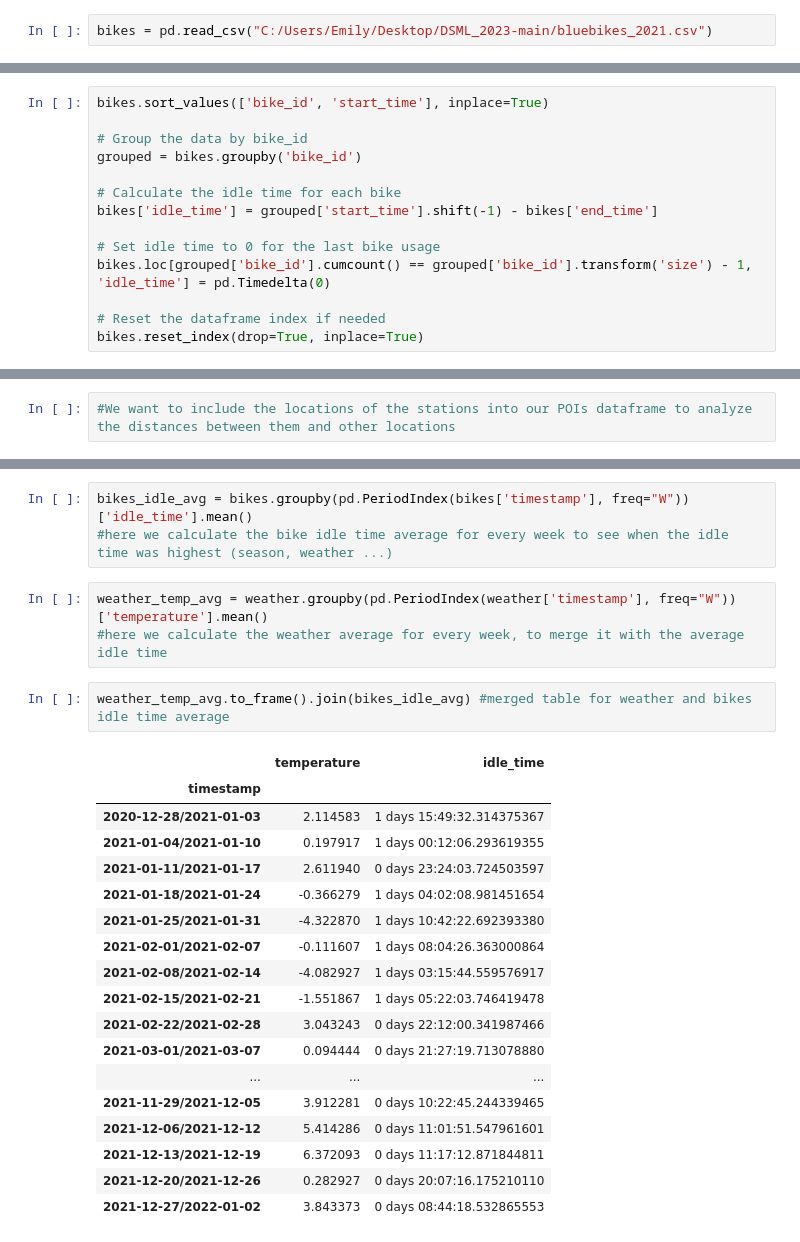
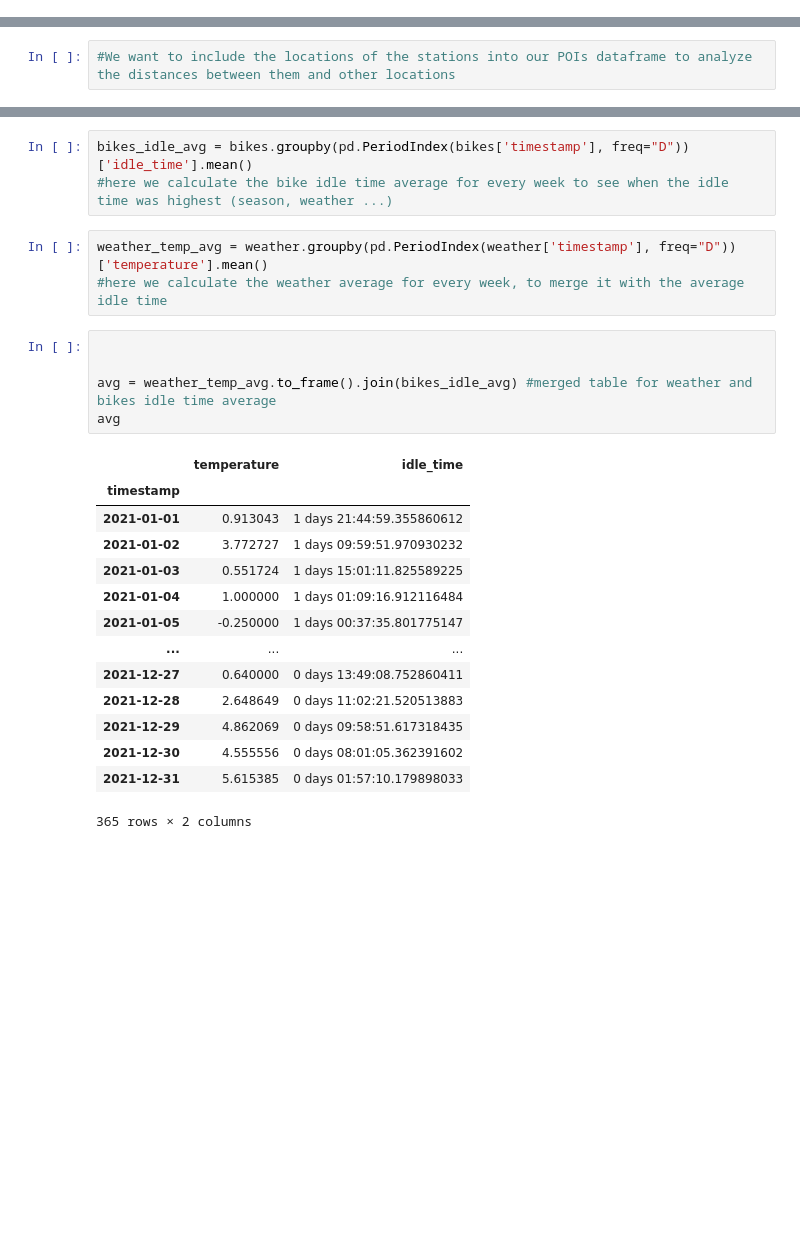
Before and after one commit to lauribus/DSMLproject, a Jupyter notebook: Project bikes.ipynb, the cells around one changed output, grey strips where cells are left out. Saved outputs shown, nothing was run; the diff lists cells and outputs as text; blank space fills up the shorter version.

```diff
--- a/Project bikes.ipynb
+++ b/Project bikes.ipynb
@@ -209,2 +347,0 @@ new_y = (42.25, 42.50)  # Specify the original map's latitude range
-# %%
-bikes = pd.read_csv("C:/Users/Emily/Desktop/DSML_2023-main/bluebikes_2021.csv")
@@ -342,14 +347,0 @@ bikes
-# %%
-bikes.sort_values(['bike_id', 'start_time'], inplace=True)
-
-# Group the data by bike_id
-grouped = bikes.groupby('bike_id')
-
-# Calculate the idle time for each bike
-bikes['idle_time'] = grouped['start_time'].shift(-1) - bikes['end_time']
-
-# Set idle time to 0 for the last bike usage
-bikes.loc[grouped['bike_id'].cumcount() == grouped['bike_id'].transform('size') - 1, 'idle_time'] = pd.Timedelta(0)
-
-# Reset the dataframe index if needed
-bikes.reset_index(drop=True, inplace=True)
@@ -485,27 +724,26 @@ bikes.rename(columns={'start_time':'timestamp'}, inplace=True)
 # %%
-bikes_idle_avg = bikes.groupby(pd.PeriodIndex(bikes['timestamp'], freq="W"))['idle_time'].mean()
+bikes_idle_avg = bikes.groupby(pd.PeriodIndex(bikes['timestamp'], freq="D"))['idle_time'].mean()
 #here we calculate the bike idle time average for every week to see when the idle time was highest (season, weather ...)
 # %%
-weather_temp_avg = weather.groupby(pd.PeriodIndex(weather['timestamp'], freq="W"))['temperature'].mean()
+weather_temp_avg = weather.groupby(pd.PeriodIndex(weather['timestamp'], freq="D"))['temperature'].mean()
 #here we calculate the weather average for every week, to merge it with the average idle time
 # %%
-weather_temp_avg.to_frame().join(bikes_idle_avg) #merged table for weather and bikes idle time average
+
+
+avg = weather_temp_avg.to_frame().join(bikes_idle_avg) #merged table for weather and bikes idle time average
+avg
 # %% [output]
 |  | temperature | idle_time |
 | timestamp |  |  |
-| 2020-12-28/2021-01-03 | 2.114583 | 1 days 15:49:32.314375367 |
-| 2021-01-04/2021-01-10 | 0.197917 | 1 days 00:12:06.293619355 |
-| 2021-01-11/2021-01-17 | 2.611940 | 0 days 23:24:03.724503597 |
-| 2021-01-18/2021-01-24 | -0.366279 | 1 days 04:02:08.981451654 |
-| 2021-01-25/2021-01-31 | -4.322870 | 1 days 10:42:22.692393380 |
-| 2021-02-01/2021-02-07 | -0.111607 | 1 days 08:04:26.363000864 |
-| 2021-02-08/2021-02-14 | -4.082927 | 1 days 03:15:44.559576917 |
-| 2021-02-15/2021-02-21 | -1.551867 | 1 days 05:22:03.746419478 |
-| 2021-02-22/2021-02-28 | 3.043243 | 0 days 22:12:00.341987466 |
-| 2021-03-01/2021-03-07 | 0.094444 | 0 days 21:27:19.713078880 |
+| 2021-01-01 | 0.913043 | 1 days 21:44:59.355860612 |
+| 2021-01-02 | 3.772727 | 1 days 09:59:51.970930232 |
+| 2021-01-03 | 0.551724 | 1 days 15:01:11.825589225 |
+| 2021-01-04 | 1.000000 | 1 days 01:09:16.912116484 |
+| 2021-01-05 | -0.250000 | 1 days 00:37:35.801775147 |
 | ... | ... | ... |
-| 2021-11-29/2021-12-05 | 3.912281 | 0 days 10:22:45.244339465 |
-| 2021-12-06/2021-12-12 | 5.414286 | 0 days 11:01:51.547961601 |
-| 2021-12-13/2021-12-19 | 6.372093 | 0 days 11:17:12.871844811 |
-| 2021-12-20/2021-12-26 | 0.282927 | 0 days 20:07:16.175210110 |
-| 2021-12-27/2022-01-02 | 3.843373 | 0 days 08:44:18.532865553 |
+| 2021-12-27 | 0.640000 | 0 days 13:49:08.752860411 |
+| 2021-12-28 | 2.648649 | 0 days 11:02:21.520513883 |
+| 2021-12-29 | 4.862069 | 0 days 09:58:51.617318435 |
+| 2021-12-30 | 4.555556 | 0 days 08:01:05.362391602 |
+| 2021-12-31 | 5.615385 | 0 days 01:57:10.179898033 |
+365 rows × 2 columns
```
Also changed, not shown: parts of 125 cells of this notebook.
